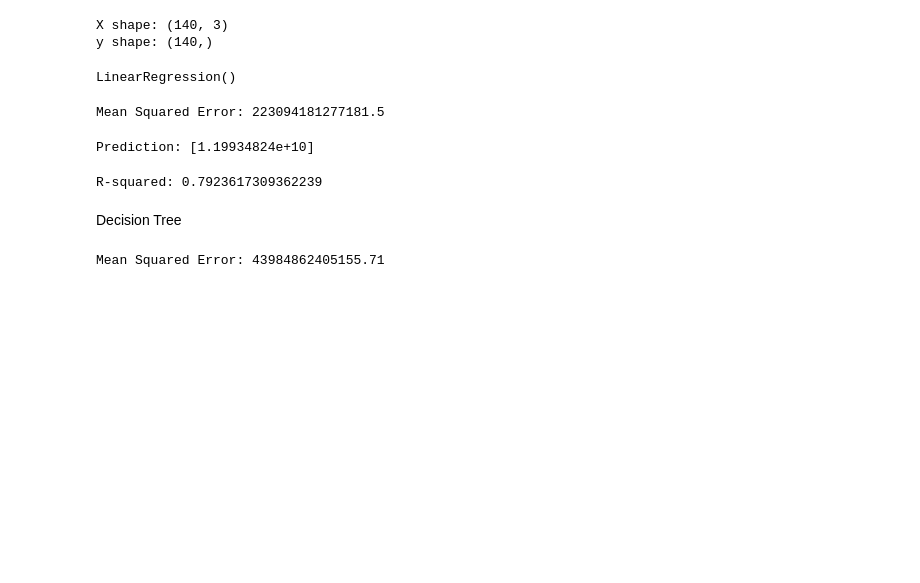
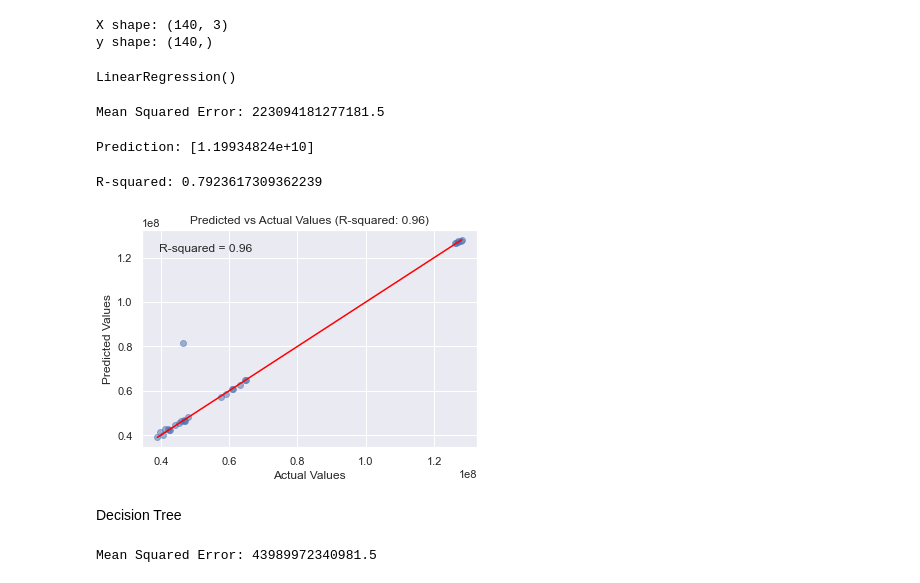
Before and after one commit to BoSuto/Specialist-Certificate-in-Data-Analytics-Essential-Jan-2023, a Jupyter notebook: Project_May_2023.ipynb, the cells around one changed output. Drawn from its saved outputs; the diff is of its cells as text; code cells hidden in the pictures; blank space fills up the shorter version.

```diff
--- a/Project_May_2023.ipynb
+++ b/Project_May_2023.ipynb
@@ -983,27 +984,48 @@ r2 = r2_score(y_test, y_pred)
 print('R-squared:', r2)
 # %% [output]
 R-squared: 0.7923617309362239
-# %% [markdown]
-Decision Tree
-# %%
-# Select the input features (X) and target variable (y)
-X = selected_countries_df[['Year', 'forest coverage', 'Area harvested']]
-y = selected_countries_df['population value']
-
-# Split the data into training and testing sets
-X_train, X_test, y_train, y_test = train_test_split(X, y, test_size=0.2, random_state=42)
-
-# Create a decision tree regressor model
-model = DecisionTreeRegressor()
-
-# Train the model
-model.fit(X_train, y_train)
-
-# Make predictions on the test set
-y_pred = model.predict(X_test)
-
-# Evaluate the model using mean squared error
-mse = mean_squared_error(y_test, y_pred)
-print("Mean Squared Error:", mse)
-# %% [output]
-Mean Squared Error: 43984862405155.71
+# %%
+# Calculate R-squared
+r_squared = model.score(X_test, y_test)
+
+# Plot predicted vs actual values
+plt.scatter(y_test, y_pred, alpha=0.5)
+plt.xlabel('Actual Values')
+plt.ylabel('Predicted Values')
+plt.title('Predicted vs Actual Values (R-squared: {:.2f})'.format(r_squared))
+
+# Add a diagonal line for reference
+x = np.linspace(min(y_test), max(y_test), 100)
+plt.plot(x, x, color='red')
+
+# Add R-squared as text annotation
+plt.text(0.05, 0.9, 'R-squared = {:.2f}'.format(r_squared), transform=plt.gca().transAxes)
+
+# Display the plot
+plt.show()
+# %% [output]
+[figure, added]
+# %% [markdown]
+Decision Tree
+# %%
+# Select the input features (X) and target variable (y)
+X = selected_countries_df[['Year', 'forest coverage', 'Area harvested']]
+y = selected_countries_df['population value']
+
+# Split the data into training and testing sets
+X_train, X_test, y_train, y_test = train_test_split(X, y, test_size=0.2, random_state=42)
+
+# Create a decision tree regressor model
+model = DecisionTreeRegressor()
+
+# Train the model
+model.fit(X_train, y_train)
+
+# Make predictions on the test set
+y_pred = model.predict(X_test)
+
+# Evaluate the model using mean squared error
+mse = mean_squared_error(y_test, y_pred)
+print("Mean Squared Error:", mse)
+# %% [output]
+Mean Squared Error: 43989972340981.5
```
Also changed, not shown: parts of 9 cells of this notebook.
